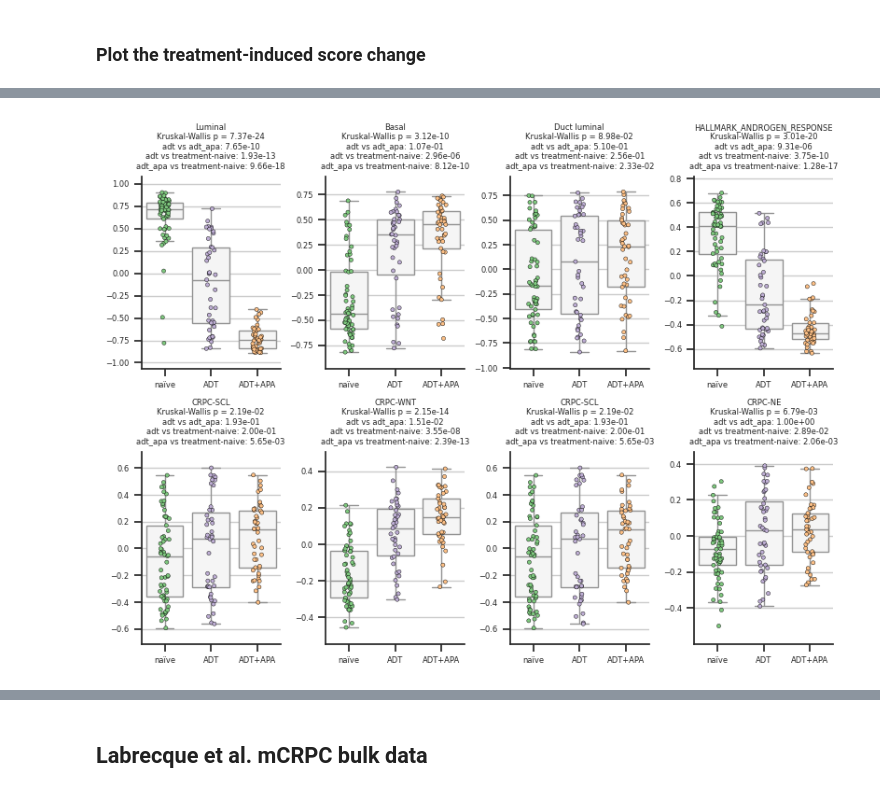
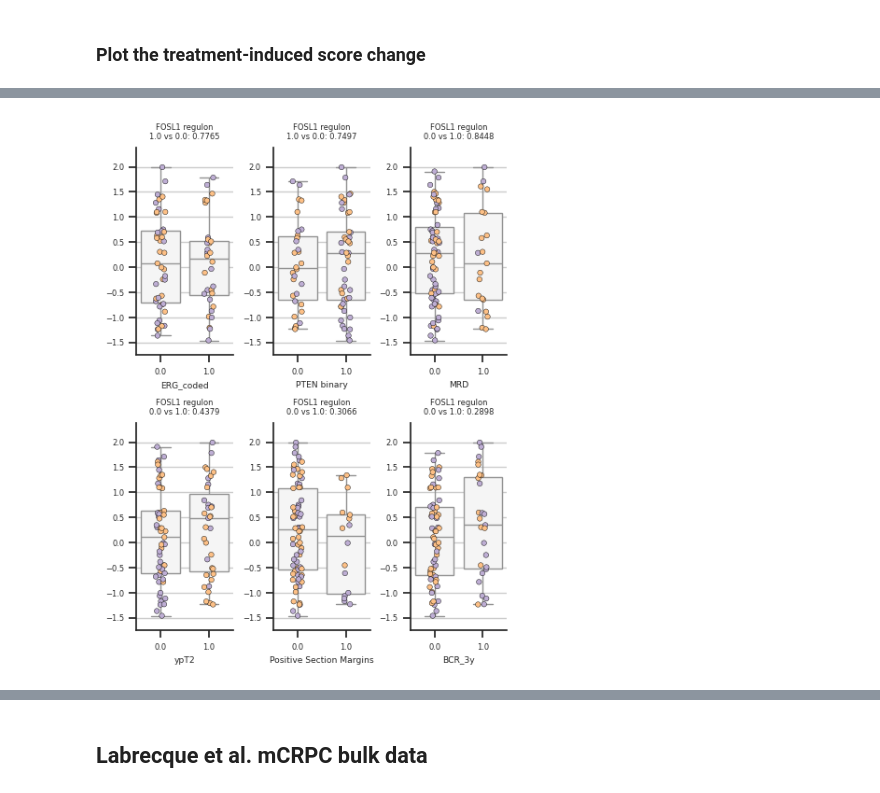
Before and after one commit to akiviaho/prostate_cancer_plasticity, a Jupyter notebook: ARNEO_enrichment_analysis.ipynb, the cells around one changed output, grey strips where cells are left out. Drawn from its saved outputs; the diff is of its cells as text; code cells hidden in the pictures.

Commit message:
TF regulon activities + clinical associations

```diff
--- a/ARNEO_enrichment_analysis.ipynb
+++ b/ARNEO_enrichment_analysis.ipynb
@@ -222,10 +215,17 @@ arneo_scoring_data = dat.copy()
-# %%
-dat = dat[dat['TRT_GROUP'] == 'treatment-naive']
-#dat
 # %%
 ## Add clinical data
 
 arneo_clinical = pd.read_excel('/home/ak431480/ARNEO DATABASE_ONCO_FINAL.xlsx',index_col='PatientNumber')
 arneo_clinical.index = arneo_clinical.index.astype(str).str.replace('32','ARN')
 arneo_clinical.index = arneo_clinical.index.astype(str).str.replace('ARN0ARN','ARN032')
-dat_with_clinical = pd.merge(dat,arneo_clinical,left_index=True,right_index=True)
+
+# Add cell fractions from DWLS deconvolution analysis
+arneo_cell_fractions = pd.read_pickle('/home/ak431480/cell_type_proportions_20260223.pkl')
+arneo_cell_fractions = arneo_cell_fractions * 100
+arneo_cell_fractions.columns = [c + ' pct' for c in arneo_cell_fractions.columns]
+
+arneo_clinical = pd.merge(arneo_clinical,arneo_cell_fractions,left_index=True,right_index=True,how='left')
+
+dat_with_clinical = pd.merge(dat,arneo_clinical,left_index=True,right_index=True,how = 'outer')
+
+dat_with_clinical['ypT stage'] = pd.Categorical(dat_with_clinical['ypT2'].map({1:'ypT2',0:'ypT3/4'}),categories=['ypT2','ypT3/4'])
@@ -289,57 +575,54 @@ SignificanceResult(statistic=-0.12924378635642517, pvalue=0.32084895633765104)
 # %%
+valid_cat = ['adt','adt_apa'] # 'adt',
+plot_data = dat_with_clinical[dat_with_clinical['TRT_GROUP'].isin(valid_cat)].copy()
+#plot_data = plot_data[plot_data['ERG_coded'] == 1].copy()
 
 sns.set_theme(style='white', palette = 'Accent' , font_scale=0.55,rc={
     'xtick.bottom': True,
     'ytick.left': True})
 
-modules = [
-    'Luminal', 'Basal', 'Duct luminal', 'HALLMARK_ANDROGEN_RESPONSE',#'CRPC-AR',
-    'CRPC-SCL', 'CRPC-WNT','CRPC-SCL','CRPC-NE'
-]
+signature = 'FOSL1 regulon'#'PSA at Biopsy'#'HALLMARK_TNFA_SIGNALING_VIA_NFKB'#'Duct luminal'#'TISS'
+categories = ['ERG_coded','PTEN binary','MRD','ypT2','Positive Section Margins','BCR_3y']
 
-cat = 'TRT_GROUP'
 
-num_modules = len(modules)
-num_cols = 4
-num_rows = int(np.ceil(num_modules / num_cols))
+#num_modules = len(modules)
+num_cols = 3
+num_rows = int(np.ceil(4 / num_cols))
 
-fig, axs = plt.subplots(num_rows, num_cols, figsize=(num_cols * 2, num_rows * 3))
+fig, axs = plt.subplots(num_rows, num_cols, figsize=(num_cols * 1.5, num_rows * 3))
 
-for idx, signature in enumerate(modules):
+for idx, cat in enumerate(categories):
     row = idx // num_cols
     col = idx % num_cols
     ax = axs[row, col]
 
-    sns.boxplot(data=dat, x=cat, y=signature, color='whitesmoke', fliersize=0, ax=ax)
-    sns.stripplot(data=dat, x=cat, y=signature, hue=cat, s=3, edgecolor='black', linewidth=0.3, legend=False, ax=ax)
+    sns.boxplot(data=plot_data, x=cat, y=signature,color='whitesmoke', fliersize=0, ax=ax)
+    sns.stripplot(data=plot_data, x=cat, y=signature, hue='TRT_GROUP', s=4, edgecolor='black', linewidth=0.3, legend=False, ax=ax)
 
-    # Kruskal-Wallis test
-    groups = [group[signature].dropna().values for name, group in dat.groupby(cat)]
-    stat, pval = kruskal(*groups)
 
     # Mann-Whitney U pairwise comparisons
-    group_names = dat[cat].unique()
+    group_names = plot_data[cat].unique()
     mw_pvals = []
     for g1, g2 in combinations(group_names, 2):
-        data1 = dat[dat[cat] == g1][signature].dropna()
-        data2 = dat[dat[cat] == g2][signature].dropna()
+        data1 = plot_data[plot_data[cat] == g1][signature].dropna()
+        data2 = plot_data[plot_data[cat] == g2][signature].dropna()
         if len(data1) > 0 and len(data2) > 0:
             _, mw_pval = mannwhitneyu(data1, data2, alternative='two-sided')
-            mw_pvals.append(f"{g1} vs {g2}: {mw_pval:.2e}")
+            mw_pvals.append(f"{g1} vs {g2}: {mw_pval:.4f}")
 
-    ax.set_xlabel('')
+    #ax.set_xlabel('')
     ax.spines[['top','right']].set_visible(False)
-    ax.set_ylim(dat[signature].min() * 1.2, dat[signature].max() * 1.2)
+    ax.set_ylim(plot_data[signature].min() * 1.2, plot_data[signature].max() * 1.2)
 
     mw_text = "\n".join(mw_pvals)
-    ax.set_title(f'{signature}\nKruskal-Wallis p = {pval:.2e}\n{mw_text}', fontsize=6)
+    ax.set_title(f'{signature}\n{mw_text}', fontsize=6)
     #ax.set_title(f'{signature}', fontsize=6)
     ax.set_ylabel('')
-    ax.set_xticklabels(['naïve', 'ADT', 'ADT+APA'])
+    #ax.set_xticklabels(['naïve', 'ADT', 'ADT+APA'])
 
     ax.grid(axis='y')
 plt.tight_layout()
-plt.savefig('plots/arneo_signature_boxplots.pdf')
+#plt.savefig('plots/aa_arneo_signature_boxplots.pdf')
 plt.show()
 # %% [output]
-[figure, old version]
+[figure, new version]
```
Also changed, not shown: parts of 80 cells of this notebook.
